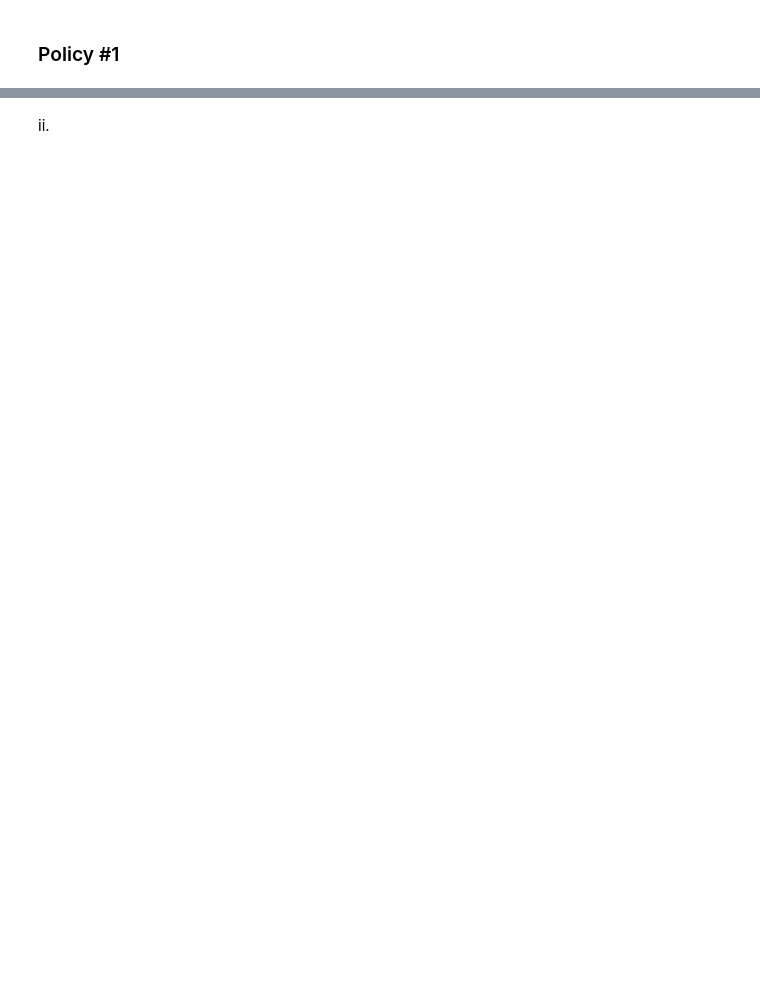
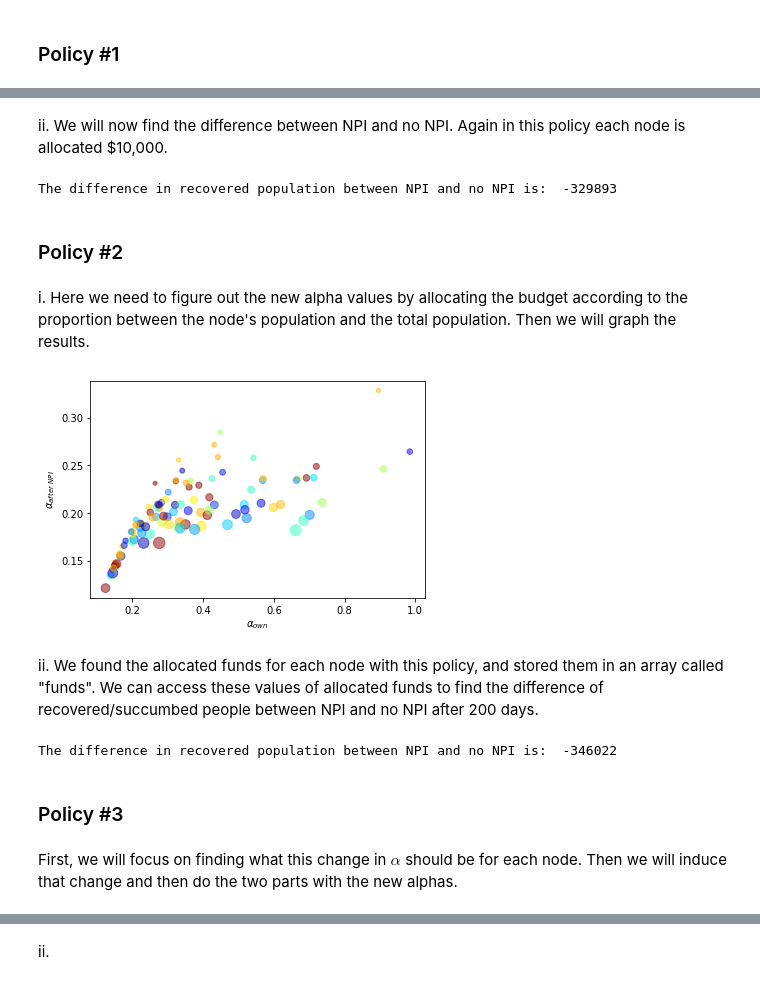
Before and after one commit to shivam-misra/CS190DD-COVID-Capstone, a Jupyter notebook: Part2/Part2.ipynb, the cells around one changed output, grey strips where cells are left out. Drawn from its saved outputs; the diff is of its cells as text; code cells hidden in the pictures; blank space fills up the shorter version.

Commit message:
Part2 fin

```diff
--- a/Part2/Part2.ipynb
+++ b/Part2/Part2.ipynb
@@ -95,0 +213,49 @@ i.
+# %% [markdown]
+ii. We will now find the difference between NPI and no NPI. Again in this policy each node is allocated $10,000.
+# %%
+amount_per = 10000
+Rcomp = np.zeros((100,170))
+differences = []
+for N_node, node_index in zip(N, range(nb_nodes)):
+    new_alpha = g(g_inv(alpha_predicted[node_index]) + amount_per)
+    differences.append(total_recovered_difference(new_alpha))
+
+total_difference = int(np.sum(differences))
+print('The difference in recovered population between NPI and no NPI is: ',total_difference)
+# %% [output]
+The difference in recovered population between NPI and no NPI is:  -329893
+# %% [markdown]
+### Policy #2
+# %% [markdown]
+i. Here we need to figure out the new alpha values by allocating the budget according to the proportion between the node's population and the total population. Then we will graph the results.
+# %%
+alphas_after_NPI = []
+total_fund = 1000000
+total_population = np.sum(N)
+
+
+for N_node, node_index in zip(N, range(nb_nodes)):
+    proportion = N[node_index]/total_population
+    allocated_fund = total_fund*proportion
+    new_alpha = g(g_inv(alpha_predicted[node_index]) + allocated_fund)
+    alphas_after_NPI.append(new_alpha)
+
+scatter_plot(alphas_after_NPI)
+# %% [output]
+[figure, added]
+# %% [markdown]
+ii. We found the allocated funds for each node with this policy, and  stored them in an array called "funds". We can access these values of allocated funds to find the difference of recovered/succumbed people between NPI and no NPI after 200 days.
+# %%
+Rcomp = np.zeros((100,170))
+differences = []
+for N_node, node_index in zip(N, range(nb_nodes)):
+    differences.append(total_recovered_difference(alphas_after_NPI[node_index]))
+
+total_difference = int(np.sum(differences))
+print('The difference in recovered population between NPI and no NPI is: ',total_difference)
+# %% [output]
+The difference in recovered population between NPI and no NPI is:  -346022
+# %% [markdown]
+### Policy #3
+# %% [markdown]
+First, we will focus on finding what this change in $\alpha$ should be for each node. Then we will induce that change and then do the two parts with the new alphas.
```
Also changed, not shown: parts of 45 cells of this notebook.
